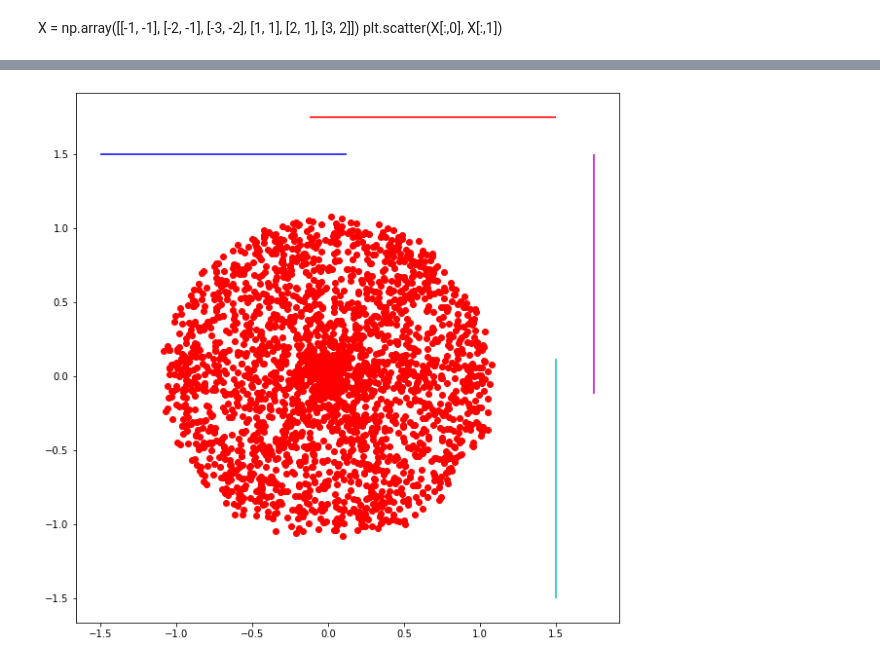
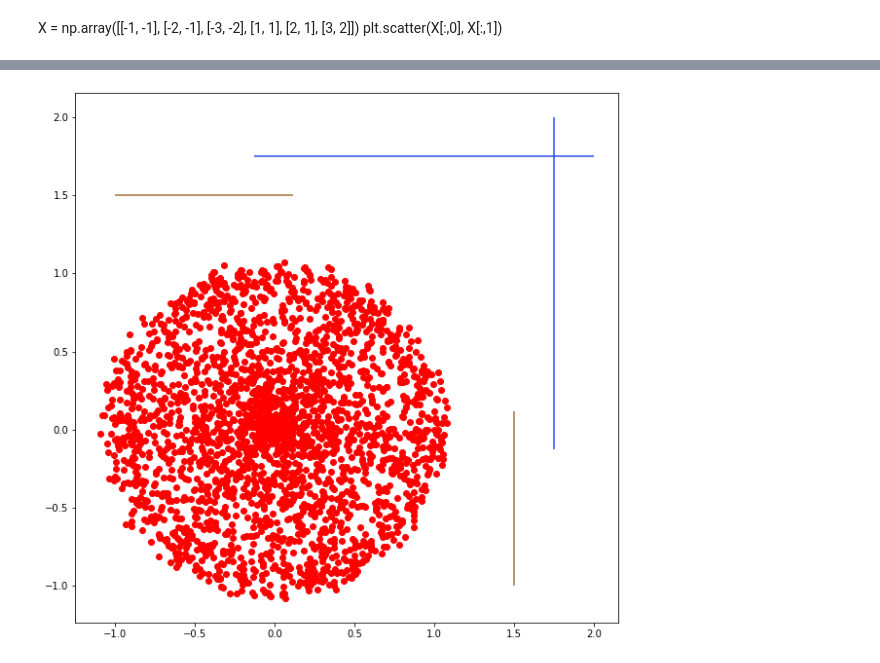
Before and after one commit to zanjonke/tda-mapper, a Jupyter notebook: notebook.ipynb, the cells around one changed output, grey strips where cells are left out. Cells and saved outputs as stored; diff of their text form; code cells hidden in the pictures.

```diff
--- a/notebook.ipynb
+++ b/notebook.ipynb
@@ -133,30 +249,40 @@ X_.shape: (2500, 2)
 # %%
 #cover = CubicalCover(n_intervals=2, overlap_frac=0.2)
+#cover = CubicalCover(n_intervals=2, overlap_frac=0.3)
 cover = CubicalCover(n_intervals=2, overlap_frac=0.2)
+
 X__ = cover.fit_transform(X_)
 fig, ax = plt.subplots(figsize=(10,10))
 ax.scatter(X_[:,0],X_[:,1],color='r')
 
+#offset = 4
 offset = 1.75
-#offset = 4
-lim = 1.5
+lim = 2
 #lim = 3.5
 step = 0.25
-lim_neg = -1.5
+lim_neg = -1
 #lim_neg = -10
+random_color = lambda: random.randint(0,255)
+color_discrete_map={str(i):'#%02X%02X%02X' % (random_color(),random_color(),random_color()) for i in range(0,100)}
+#pprint(color_discrete_map)
+
+#print(cmap)
+
 for i, (left_limit, right_limit) in enumerate(zip(cover._coverers[0].left_limits_, cover._coverers[0].right_limits_)):
     if left_limit == -np.inf: left_limit = lim_neg
     if right_limit == np.inf: right_limit = lim
-    color = 'b' if i %2 == 0 else 'r'
+    #X = np.linspace(left_limit, right_limit, 100)
+    #Y = np.linspace(left_limit, right_limit, 100)
+    color = color_discrete_map[str(i)]
     y = offset-step if i %2 == 0 else offset
     ax.hlines(y=y, xmin=left_limit, xmax=right_limit, colors=color)
 
 for i, (left_limit, right_limit) in enumerate(zip(cover._coverers[1].left_limits_, cover._coverers[1].right_limits_)):
     if left_limit == -np.inf: left_limit = lim_neg
     if right_limit == np.inf: right_limit = lim
-    color = 'c' if i %2 == 0 else 'm'
+    color = color_discrete_map[str(i)]
     x = offset-step if i %2 == 0 else offset
     ax.vlines(x=x, ymin=left_limit, ymax=right_limit, colors=color)
 # %% [output]
-[figure, old version]
+[figure, new version]
 # %%
```
Also changed, not shown: parts of 13 cells of this notebook.
